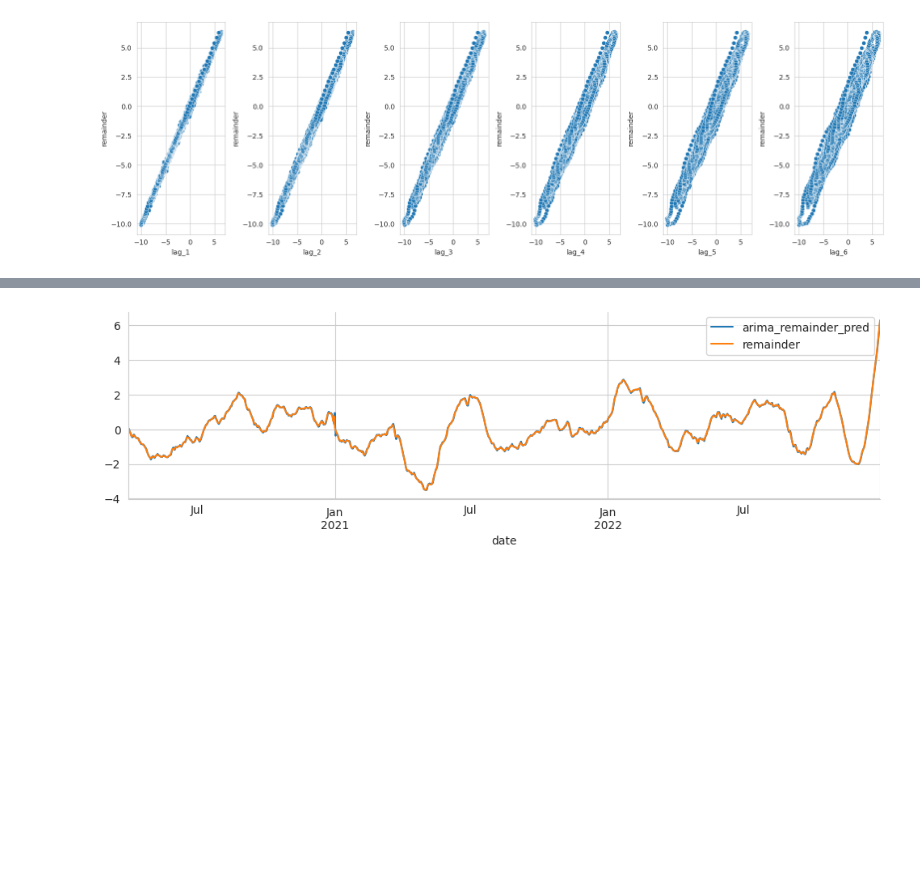
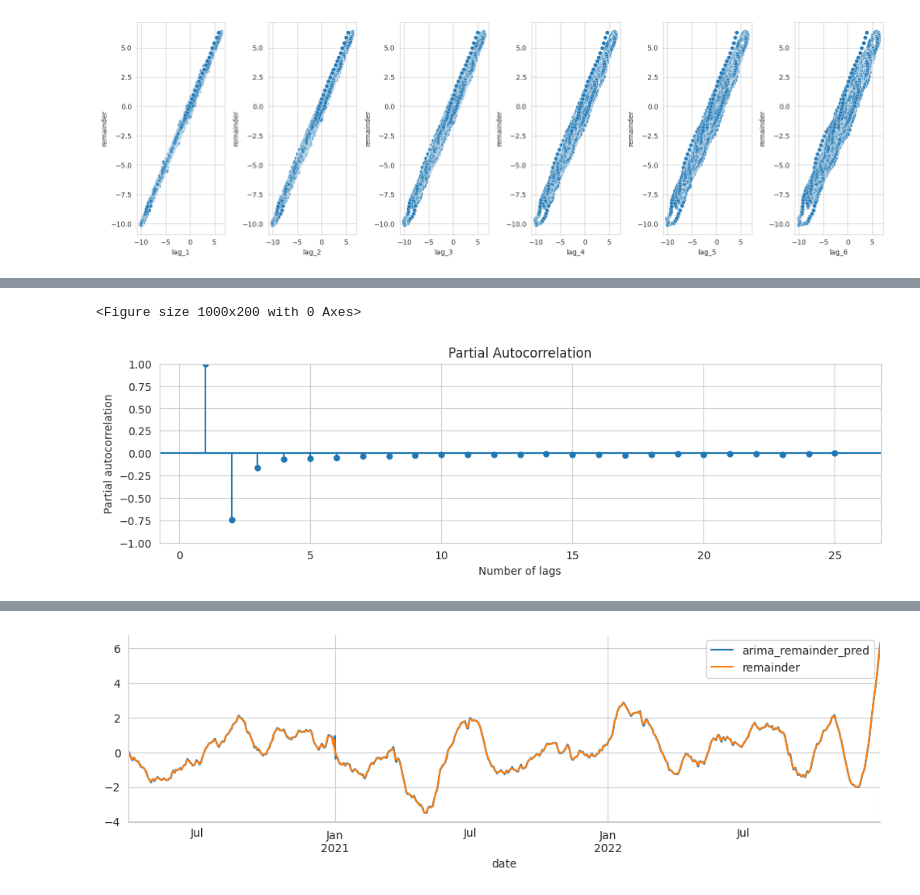
Before and after one commit to Berkay-Bozkurt/Berlin_Weather_Forcast-Time_Series_Analysis, a Jupyter notebook: time_series_analysis.ipynb, the cells around one changed output, grey strips where cells are left out. Cells and saved outputs as stored; diff of their text form; code cells hidden in the pictures; blank space fills up the shorter version.

```diff
--- a/time_series_analysis.ipynb
+++ b/time_series_analysis.ipynb
@@ -453,3 +468,9 @@ plt.ylabel('Autocorrelation');
+# %%
+# plot autocorrelation function
+helpy.partial_auto_correlation_plot(train['remainder'])
+# %% [output]
+<Figure size 1000x200 with 0 Axes>
+[figure, added]
 # %%
 import pmdarima as pm
 arima_model = pm.auto_arima(
```
Also changed, not shown: parts of 23 cells of this notebook.
